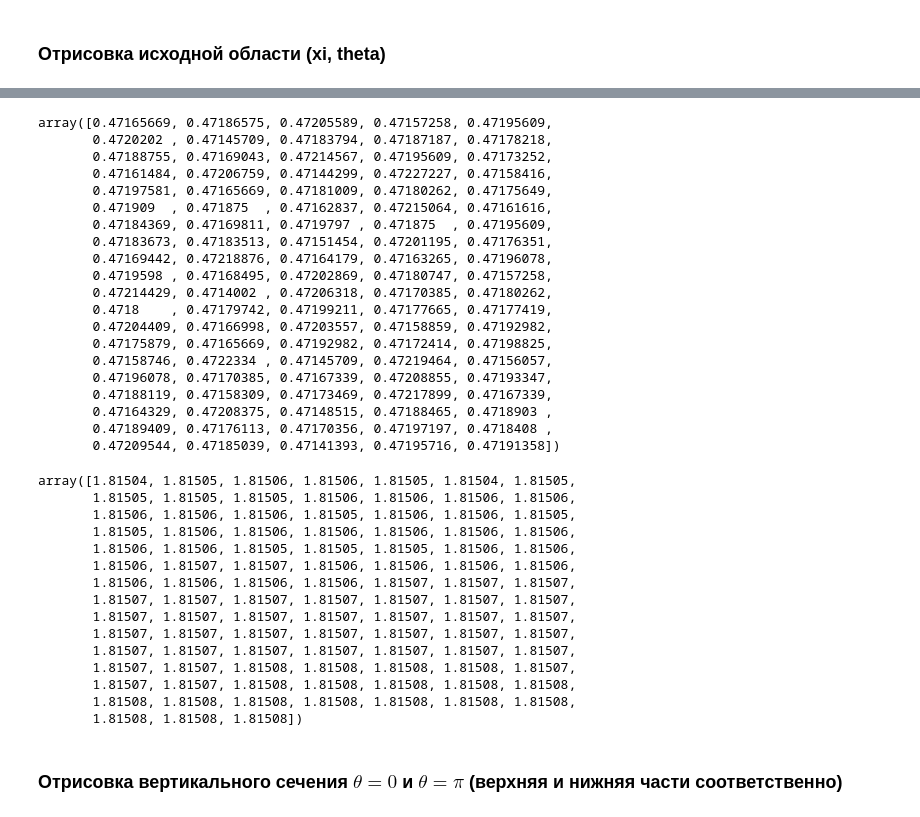
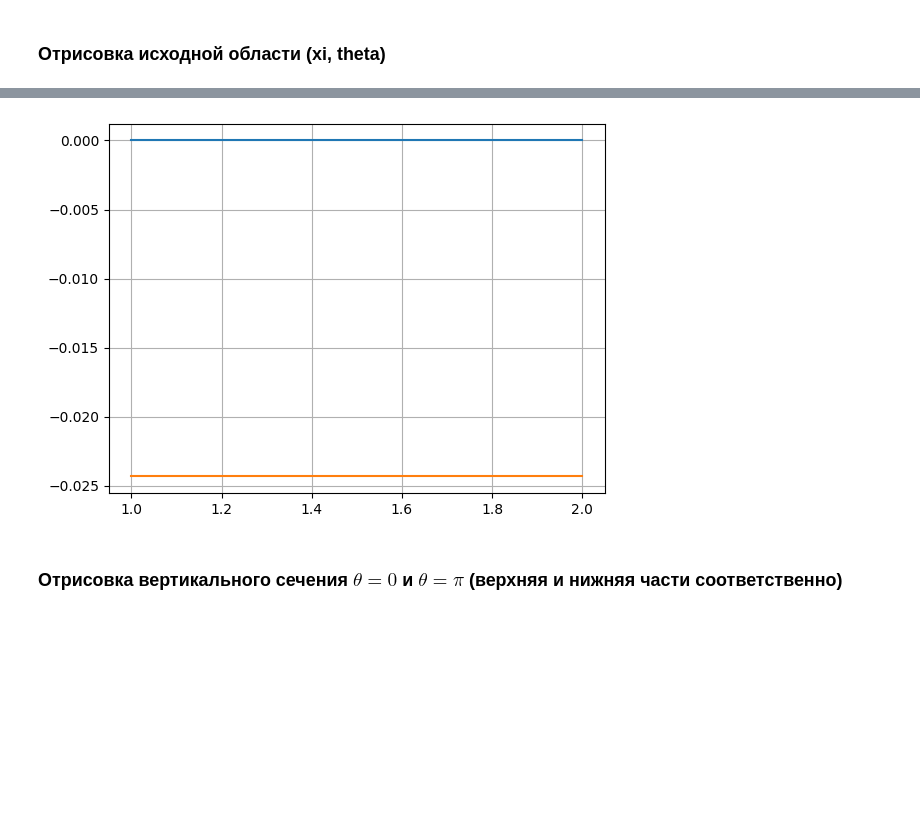
Before and after one commit to immortallz/Heat-source-in-supersonic-flow, a Jupyter notebook: visualization/vizualization.ipynb, the cells around one changed output, grey strips where cells are left out. Saved outputs shown, nothing was run; the diff lists cells and outputs as text; code cells hidden in the pictures; blank space fills up the shorter version.

```diff
--- a/visualization/vizualization.ipynb
+++ b/visualization/vizualization.ipynb
@@ -187,44 +173,13 @@ np.float64(0.47182010193758506)
-# %%
-np.diff(rs[:,0]) / np.diff(zs)
-# %% [output]
-array([0.47165669, 0.47186575, 0.47205589, 0.47157258, 0.47195609,
-       0.4720202 , 0.47145709, 0.47183794, 0.47187187, 0.47178218,
-       0.47188755, 0.47169043, 0.47214567, 0.47195609, 0.47173252,
-       0.47161484, 0.47206759, 0.47144299, 0.47227227, 0.47158416,
-       0.47197581, 0.47165669, 0.47181009, 0.47180262, 0.47175649,
-       0.471909  , 0.471875  , 0.47162837, 0.47215064, 0.47161616,
-       0.47184369, 0.47169811, 0.4719797 , 0.471875  , 0.47195609,
-       0.47183673, 0.47183513, 0.47151454, 0.47201195, 0.47176351,
-       0.47169442, 0.47218876, 0.47164179, 0.47163265, 0.47196078,
-       0.4719598 , 0.47168495, 0.47202869, 0.47180747, 0.47157258,
-       0.47214429, 0.4714002 , 0.47206318, 0.47170385, 0.47180262,
-       0.4718    , 0.47179742, 0.47199211, 0.47177665, 0.47177419,
-       0.47204409, 0.47166998, 0.47203557, 0.47158859, 0.47192982,
-       0.47175879, 0.47165669, 0.47192982, 0.47172414, 0.47198825,
-       0.47158746, 0.4722334 , 0.47145709, 0.47219464, 0.47156057,
-       0.47196078, 0.47170385, 0.47167339, 0.47208855, 0.47193347,
-       0.47188119, 0.47158309, 0.47173469, 0.47217899, 0.47167339,
-       0.47164329, 0.47208375, 0.47148515, 0.47188465, 0.4718903 ,
-       0.47189409, 0.47176113, 0.47170356, 0.47197197, 0.4718408 ,
-       0.47209544, 0.47185039, 0.47141393, 0.47195716, 0.47191358])
-# %%
-rho[:,-1,0]
-# %% [output]
-array([1.81504, 1.81505, 1.81506, 1.81506, 1.81505, 1.81504, 1.81505,
-       1.81505, 1.81505, 1.81505, 1.81506, 1.81506, 1.81506, 1.81506,
-       1.81506, 1.81506, 1.81506, 1.81505, 1.81506, 1.81506, 1.81505,
-       1.81505, 1.81506, 1.81506, 1.81506, 1.81506, 1.81506, 1.81506,
-       1.81506, 1.81506, 1.81505, 1.81505, 1.81505, 1.81506, 1.81506,
-       1.81506, 1.81507, 1.81507, 1.81506, 1.81506, 1.81506, 1.81506,
-       1.81506, 1.81506, 1.81506, 1.81506, 1.81507, 1.81507, 1.81507,
-       1.81507, 1.81507, 1.81507, 1.81507, 1.81507, 1.81507, 1.81507,
-       1.81507, 1.81507, 1.81507, 1.81507, 1.81507, 1.81507, 1.81507,
-       1.81507, 1.81507, 1.81507, 1.81507, 1.81507, 1.81507, 1.81507,
-       1.81507, 1.81507, 1.81507, 1.81507, 1.81507, 1.81507, 1.81507,
-       1.81507, 1.81507, 1.81508, 1.81508, 1.81508, 1.81508, 1.81507,
-       1.81507, 1.81507, 1.81508, 1.81508, 1.81508, 1.81508, 1.81508,
-       1.81508, 1.81508, 1.81508, 1.81508, 1.81508, 1.81508, 1.81508,
-       1.81508, 1.81508, 1.81508])
+# %%
+Mach = np.sqrt(w[12,0,0]**2 + u[12,0,0]**2 + v[12,0,0]**2) / np.sqrt(gamma * p[12,0,0] / rho[12,0,0])
+V_loc = np.sqrt(w[12,0,0]**2 + u[12,0,0]**2 + v[12,0,0]**2)
+analytical_sol = (gamma - 1) * Mach**2 * rho[12,0,0] * V_loc**2 * 0.0001 * 0.0001 * (1/20) / (Mach**2 - 1) * np.pi**1.5
+# %%
+plt.plot(zs, Fy)
+plt.plot(zs, np.full(zs.shape[0], -analytical_sol*10))
+plt.grid()
+# %% [output]
+[figure, added]
 # %% [markdown]
 ### Отрисовка вертикального сечения $\theta = 0$ и $\theta = \pi$ (верхняя и нижняя части соответственно)
 # %%
```
Also changed, not shown: parts of 23 cells of this notebook, 16 other files.
